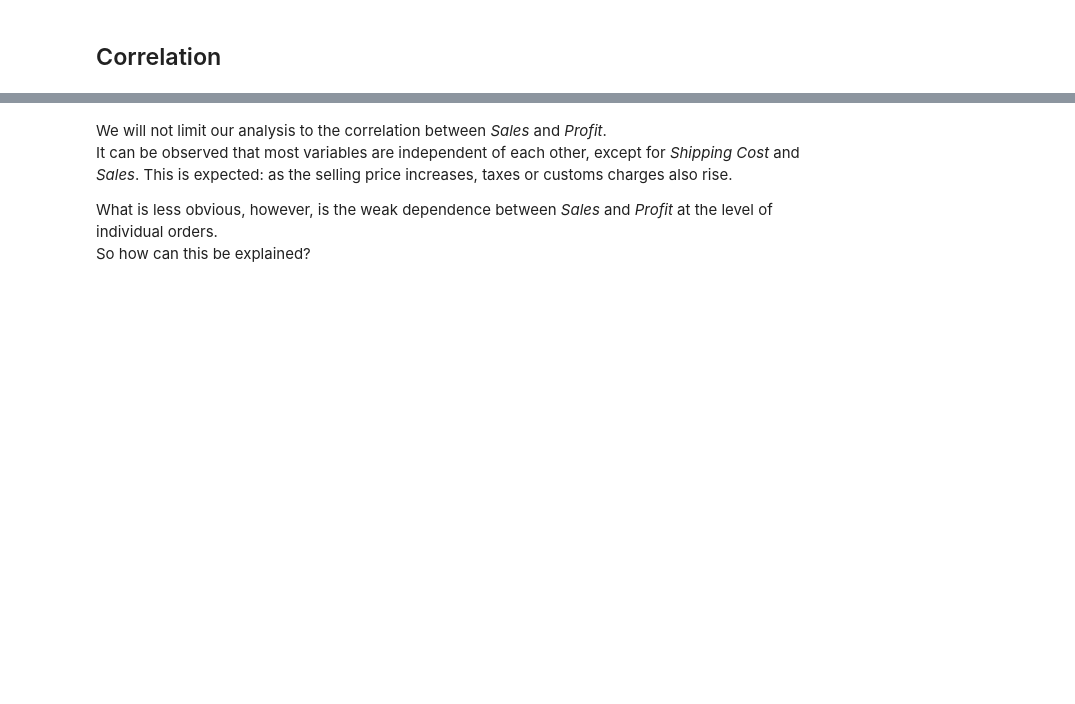
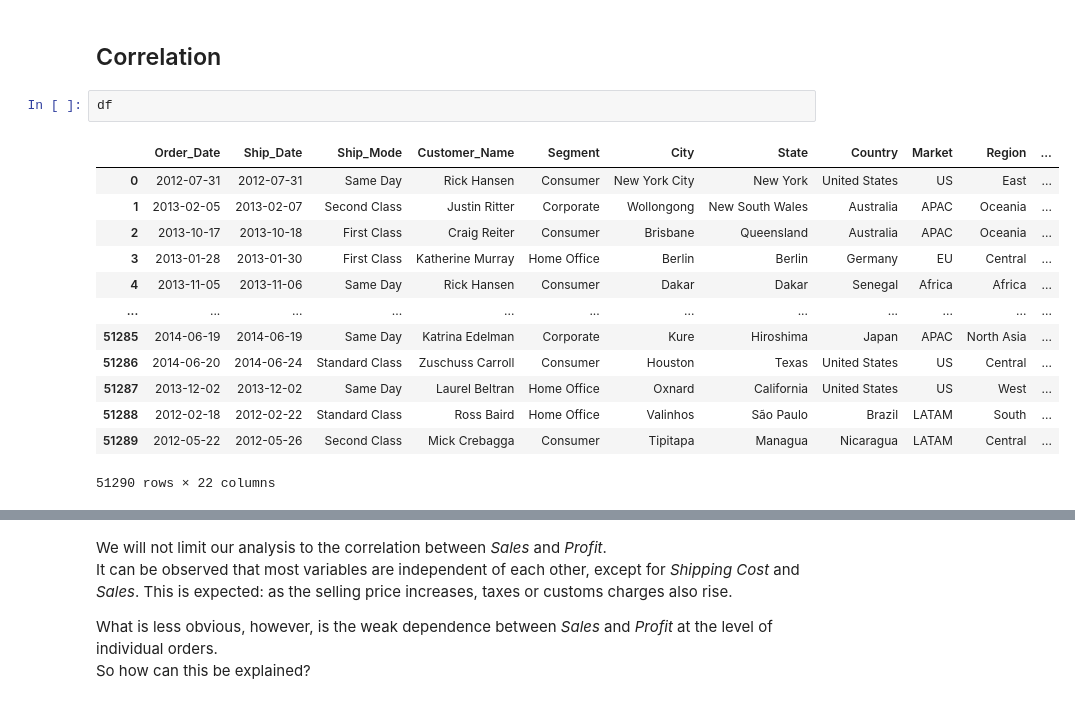
Before and after one commit to anasselbasra/my-first-project-data-analysis-global-superstore, a Jupyter notebook: El Basraoui_Anass.ipynb, the cells around one changed output, grey strips where cells are left out. Cells and saved outputs as stored; diff of their text form; blank space fills up the shorter version.

```diff
--- a/El Basraoui_Anass.ipynb
+++ b/El Basraoui_Anass.ipynb
@@ -539,4 +541,20 @@ This phenomenon suggests that increased sales volumes do not necessarily transla
 For some countries (27 countries), not only is the profit always negative, but the regression line also has a **negative slope**. This means that higher annual revenue in these markets is associated with even larger losses. In other words, these countries systematically destroy value: increasing sales volume actually worsens the financial situation. Such markets should be considered for a deep strategic review (pricing, cost structure, product mix, or even withdrawal).
 # %% [markdown]
 ## Correlation
+# %%
+df
+# %% [output]
+|  | Order_Date | Ship_Date | Ship_Mode | Customer_Name | Segment | City | State | Country | Market | Region | ... |
+| 0 | 2012-07-31 | 2012-07-31 | Same Day | Rick Hansen | Consumer | New York City | New York | United States | US | East | ... |
+| 1 | 2013-02-05 | 2013-02-07 | Second Class | Justin Ritter | Corporate | Wollongong | New South Wales | Australia | APAC | Oceania | ... |
+| 2 | 2013-10-17 | 2013-10-18 | First Class | Craig Reiter | Consumer | Brisbane | Queensland | Australia | APAC | Oceania | ... |
+| 3 | 2013-01-28 | 2013-01-30 | First Class | Katherine Murray | Home Office | Berlin | Berlin | Germany | EU | Central | ... |
+| 4 | 2013-11-05 | 2013-11-06 | Same Day | Rick Hansen | Consumer | Dakar | Dakar | Senegal | Africa | Africa | ... |
+| ... | ... | ... | ... | ... | ... | ... | ... | ... | ... | ... | ... |
+| 51285 | 2014-06-19 | 2014-06-19 | Same Day | Katrina Edelman | Corporate | Kure | Hiroshima | Japan | APAC | North Asia | ... |
+| 51286 | 2014-06-20 | 2014-06-24 | Standard Class | Zuschuss Carroll | Consumer | Houston | Texas | United States | US | Central | ... |
+| 51287 | 2013-12-02 | 2013-12-02 | Same Day | Laurel Beltran | Home Office | Oxnard | California | United States | US | West | ... |
+| 51288 | 2012-02-18 | 2012-02-22 | Standard Class | Ross Baird | Home Office | Valinhos | São Paulo | Brazil | LATAM | South | ... |
+| 51289 | 2012-05-22 | 2012-05-26 | Second Class | Mick Crebagga | Consumer | Tipitapa | Managua | Nicaragua | LATAM | Central | ... |
+51290 rows × 22 columns
 # %%
```
Also changed, not shown: parts of 24 cells of this notebook.
